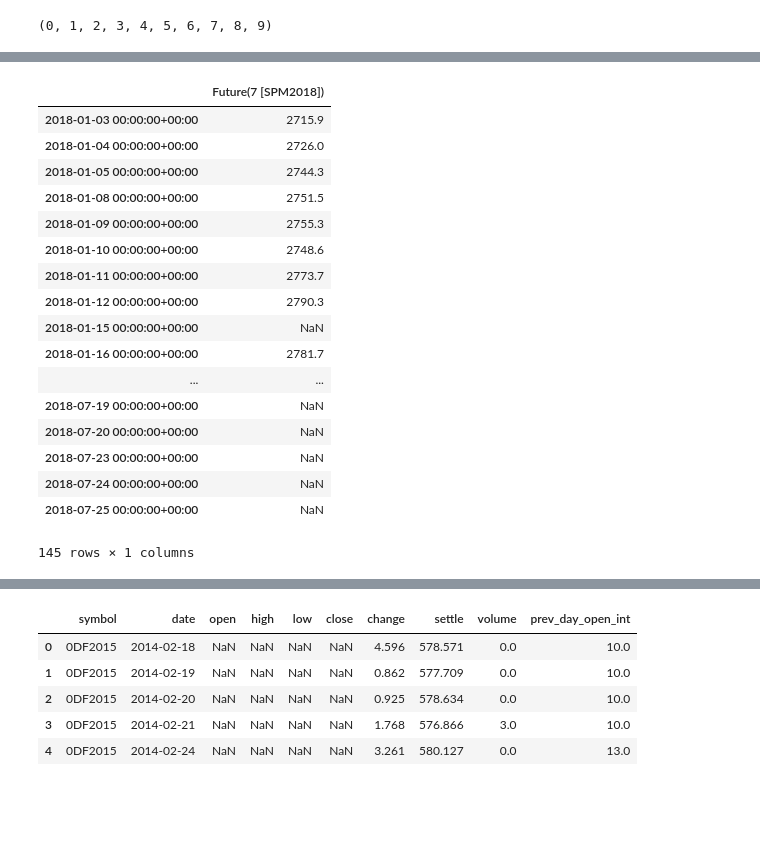
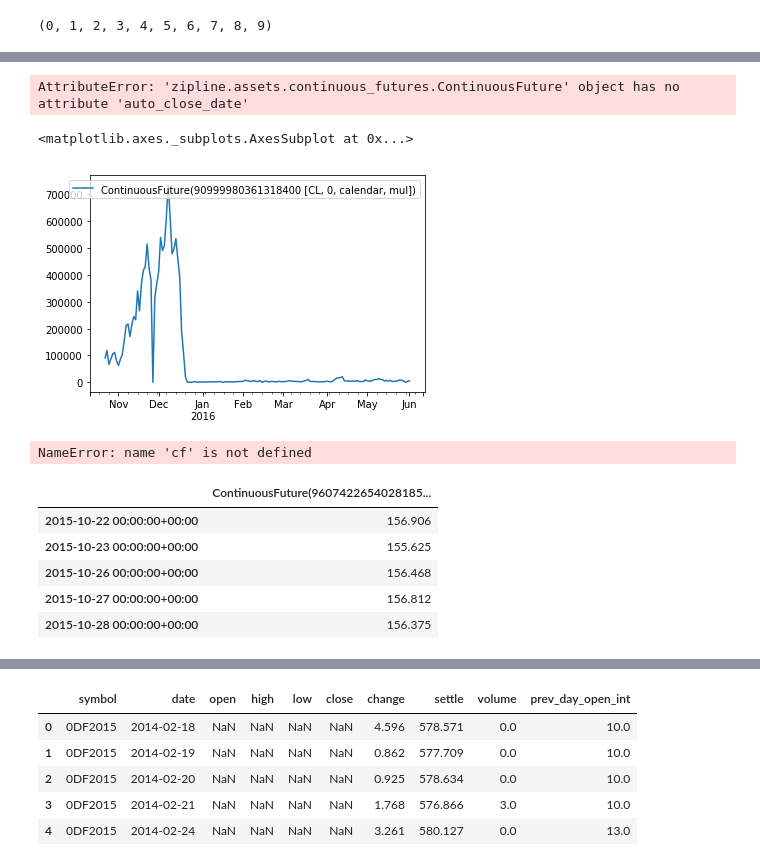
Before and after one commit to marketneutral/misc_research, a Jupyter notebook: zipline_install/Get Futures Data.ipynb, the cells around one changed output, grey strips where cells are left out. Drawn from its saved outputs; the diff is of its cells as text; code cells hidden in the pictures; blank space fills up the shorter version.

```diff
--- a/zipline_install/Get Futures Data.ipynb
+++ b/zipline_install/Get Futures Data.ipynb
@@ -23,3 +32,6 @@ bundle_data = bundles.load(bundle)
+# %%
+continuous_future = bundle_data.asset_finder.create_continuous_future
+history = data_portal.get_history_window
 # %%
 bundle_data.asset_finder.futures_exchanges
 # %% [output]
@@ -78,16 +126,16 @@ fut.to_dict()
 # %%
-
-start_dt = pd.Timestamp('2018-01-02', tz='UTC', offset='C')
-end_dt = pd.Timestamp('2018-07-25', tz='UTC', offset='C')
+start_dt = pd.Timestamp('2015-10-21', tz='UTC', offset='C')
+#start_dt = pd.Timestamp('2016-01-04', tz='UTC', offset='C')
+end_dt = pd.Timestamp('2016-06-01', tz='UTC', offset='C')
 
 end_loc = trading_calendar.closes.index.get_loc(end_dt)
 start_loc = trading_calendar.closes.index.get_loc(start_dt)
 
-dat = data.get_history_window(
-    assets=[fut],
+cl_consecutive_contract_volume = history(
+    assets=cl_contracts,
     end_dt=end_dt,
     bar_count=end_loc - start_loc,
     frequency='1d',
-    field='close',
+    field='volume',
     data_frequency='daily'
 )
@@ -94,24 +346,39 @@ dat = data.get_history_window(
+# %%
+pd.Index([c.auto_close_date for c in ts.columns])
+# %% [output]
+AttributeError: 'zipline.assets.continuous_futures.ContinuousFuture' object has no attribute 'auto_close_date'
+# %%
+cl_continuous_volume.plot()
+# %% [output]
+<matplotlib.axes._subplots.AxesSubplot at 0x...>
+[figure, added]
+# %%
+cf = continuous_future(
+    root_symbol='US',
+    offset=0,
+    roll_style='volume',
+    adjustment='mul'
+)
+# %%
+dat = history(
+    assets=[cf],
+    end_dt=end_dt,
+    bar_count=end_loc - start_loc,
+    frequency='1d',
+    field='price',
+    data_frequency='daily'
+)
+# %% [output]
+NameError: name 'cf' is not defined
 # %%
-dat
+dat.head()
 # %% [output]
-|  | Future(7 [SPM2018]) |
-| 2018-01-03 00:00:00+00:00 | 2715.9 |
-| 2018-01-04 00:00:00+00:00 | 2726.0 |
-| 2018-01-05 00:00:00+00:00 | 2744.3 |
-| 2018-01-08 00:00:00+00:00 | 2751.5 |
-| 2018-01-09 00:00:00+00:00 | 2755.3 |
-| 2018-01-10 00:00:00+00:00 | 2748.6 |
-| 2018-01-11 00:00:00+00:00 | 2773.7 |
-| 2018-01-12 00:00:00+00:00 | 2790.3 |
-| 2018-01-15 00:00:00+00:00 | NaN |
-| 2018-01-16 00:00:00+00:00 | 2781.7 |
-| ... | ... |
-| 2018-07-19 00:00:00+00:00 | NaN |
-| 2018-07-20 00:00:00+00:00 | NaN |
-| 2018-07-23 00:00:00+00:00 | NaN |
-| 2018-07-24 00:00:00+00:00 | NaN |
-| 2018-07-25 00:00:00+00:00 | NaN |
+|  | ContinuousFuture(9607422654028185... |
+| 2015-10-22 00:00:00+00:00 | 156.906 |
+| 2015-10-23 00:00:00+00:00 | 155.625 |
+| 2015-10-26 00:00:00+00:00 | 156.468 |
+| 2015-10-27 00:00:00+00:00 | 156.812 |
+| 2015-10-28 00:00:00+00:00 | 156.375 |
-145 rows × 1 columns
 # %%
 dat.plot()
 # %% [output]
```
Also changed, not shown: parts of 65 cells of this notebook, 2 other files.
